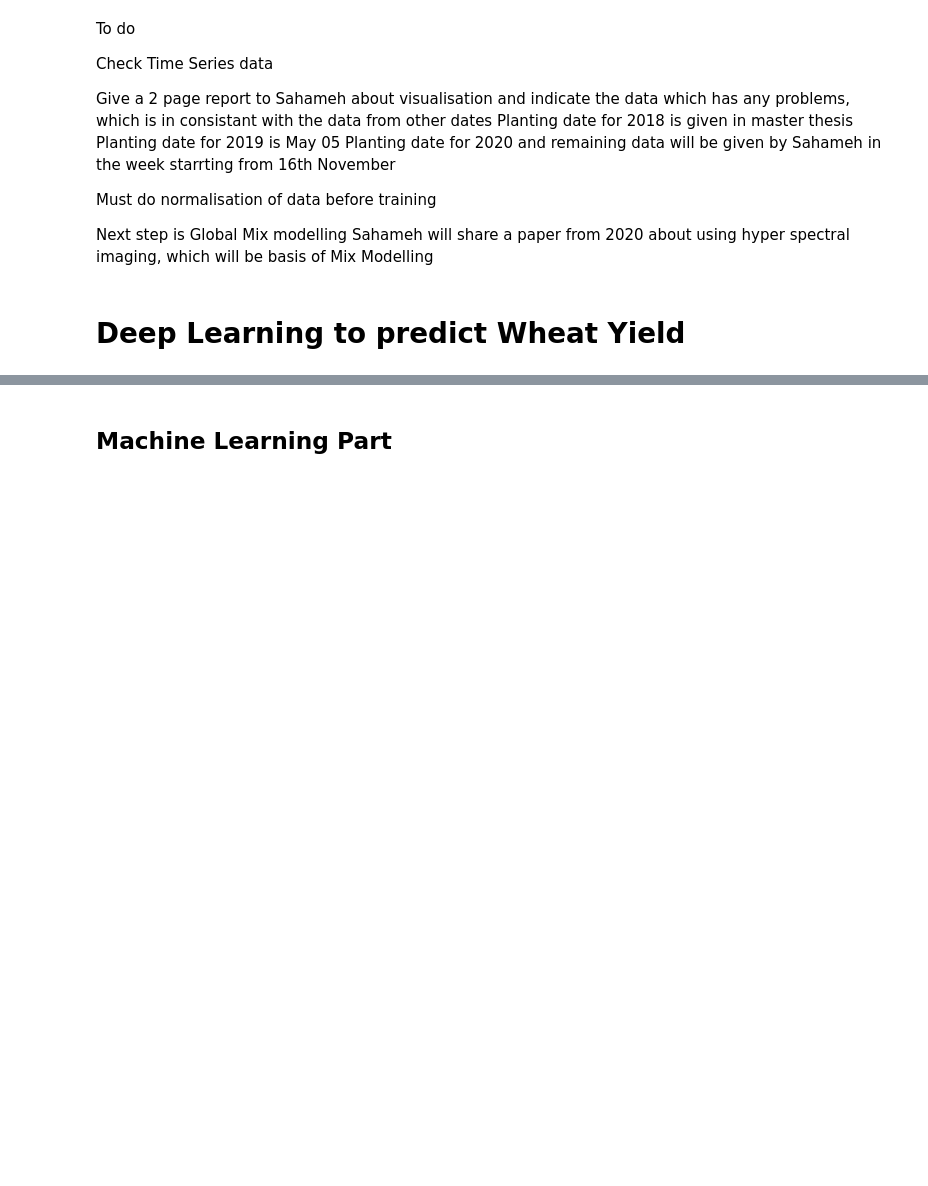
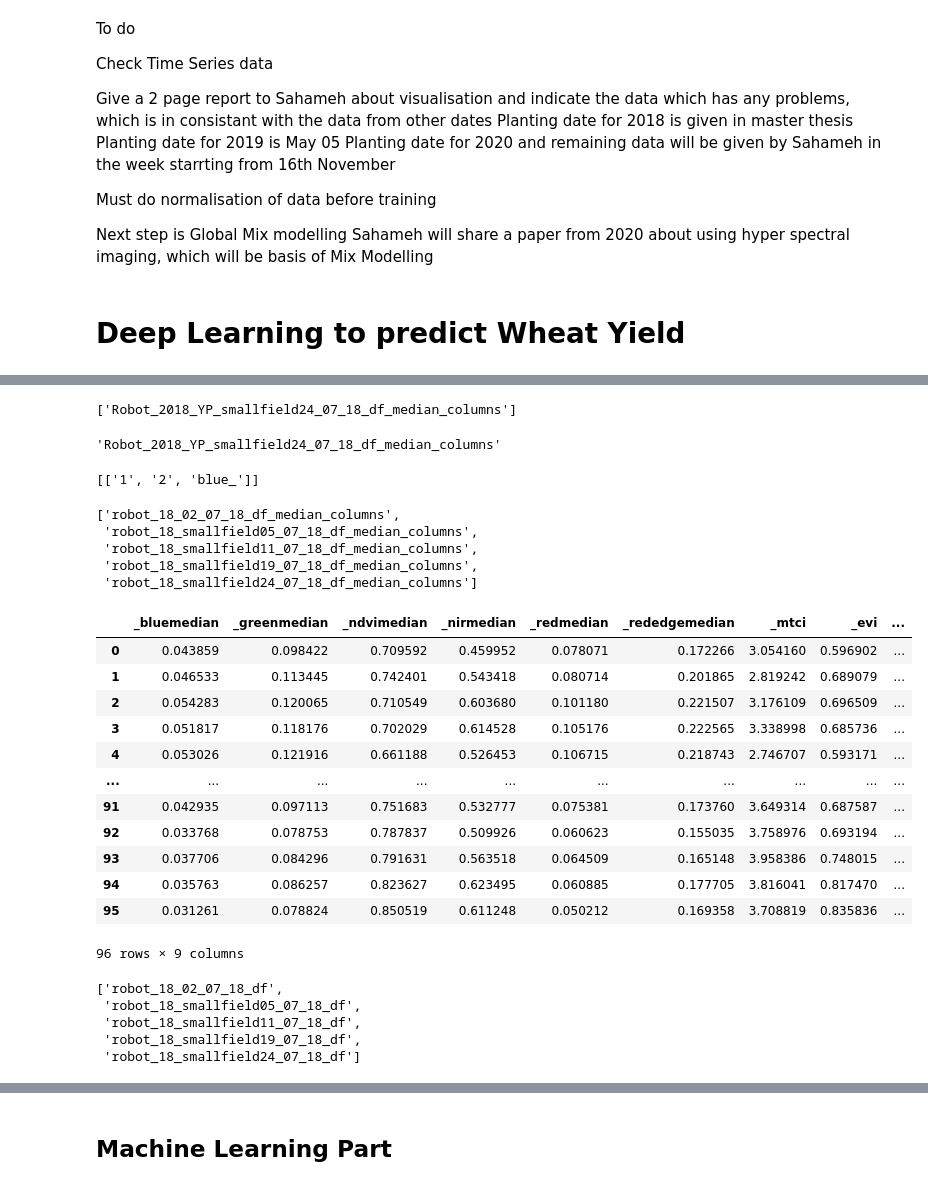
Before and after one commit to fahadijaz/spring_wheat_yield_prediction, a Jupyter notebook: Wheat DNN.ipynb, the cells around one changed output, grey strips where cells are left out. Cells and saved outputs as stored; diff of their text form; code cells hidden in the pictures; blank space fills up the shorter version.

```diff
--- a/Wheat DNN.ipynb
+++ b/Wheat DNN.ipynb
@@ -135,0 +436,46 @@ _evi
+# %%
+[i for s in locals()[i] if 'blu' in s]
+# %% [output]
+['Robot_2018_YP_smallfield24_07_18_df_median_columns']
+# %%
+i
+# %% [output]
+'Robot_2018_YP_smallfield24_07_18_df_median_columns'
+# %%
+'blue' in [1,2,'blue_']
+
+[['1','2','blue_'] for s in ['1','2','blue_'] if "blue" in s]
+# %% [output]
+[['1', '2', 'blue_']]
+# %%
+robot_col
+# %% [output]
+['robot_18_02_07_18_df_median_columns',
+ 'robot_18_smallfield05_07_18_df_median_columns',
+ 'robot_18_smallfield11_07_18_df_median_columns',
+ 'robot_18_smallfield19_07_18_df_median_columns',
+ 'robot_18_smallfield24_07_18_df_median_columns']
+# %%
+robot_18_02_07_18_df[robot_18_02_07_18_df_median_columns]
+# %% [output]
+|  | _bluemedian | _greenmedian | _ndvimedian | _nirmedian | _redmedian | _rededgemedian | _mtci | _evi | ... |
+| 0 | 0.043859 | 0.098422 | 0.709592 | 0.459952 | 0.078071 | 0.172266 | 3.054160 | 0.596902 | ... |
+| 1 | 0.046533 | 0.113445 | 0.742401 | 0.543418 | 0.080714 | 0.201865 | 2.819242 | 0.689079 | ... |
+| 2 | 0.054283 | 0.120065 | 0.710549 | 0.603680 | 0.101180 | 0.221507 | 3.176109 | 0.696509 | ... |
+| 3 | 0.051817 | 0.118176 | 0.702029 | 0.614528 | 0.105176 | 0.222565 | 3.338998 | 0.685736 | ... |
+| 4 | 0.053026 | 0.121916 | 0.661188 | 0.526453 | 0.106715 | 0.218743 | 2.746707 | 0.593171 | ... |
+| ... | ... | ... | ... | ... | ... | ... | ... | ... | ... |
+| 91 | 0.042935 | 0.097113 | 0.751683 | 0.532777 | 0.075381 | 0.173760 | 3.649314 | 0.687587 | ... |
+| 92 | 0.033768 | 0.078753 | 0.787837 | 0.509926 | 0.060623 | 0.155035 | 3.758976 | 0.693194 | ... |
+| 93 | 0.037706 | 0.084296 | 0.791631 | 0.563518 | 0.064509 | 0.165148 | 3.958386 | 0.748015 | ... |
+| 94 | 0.035763 | 0.086257 | 0.823627 | 0.623495 | 0.060885 | 0.177705 | 3.816041 | 0.817470 | ... |
+| 95 | 0.031261 | 0.078824 | 0.850519 | 0.611248 | 0.050212 | 0.169358 | 3.708819 | 0.835836 | ... |
+96 rows × 9 columns
+# %%
+df_str_list
+# %% [output]
+['robot_18_02_07_18_df',
+ 'robot_18_smallfield05_07_18_df',
+ 'robot_18_smallfield11_07_18_df',
+ 'robot_18_smallfield19_07_18_df',
+ 'robot_18_smallfield24_07_18_df']
```
Also changed, not shown: parts of 30 cells of this notebook, 1 other file.
